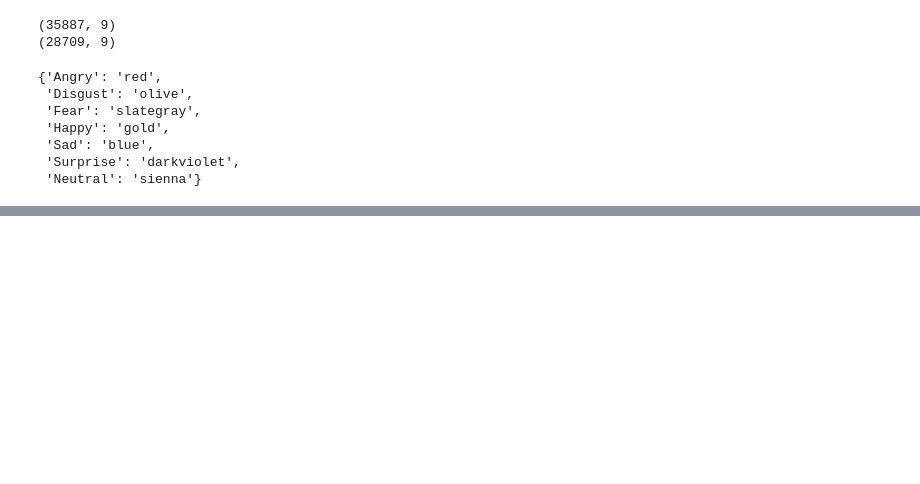
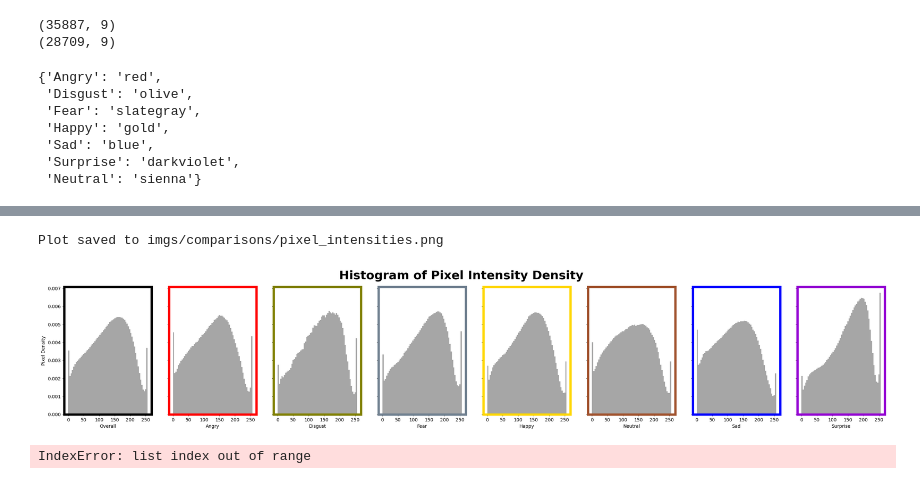
Before and after one commit to dlumian/EmotionFaceClassifier, a Jupyter notebook: notebooks/3_eda_image_analysis.ipynb, the cells around one changed output, grey strips where cells are left out. Saved outputs shown, nothing was run; the diff lists cells and outputs as text; code cells hidden in the pictures; blank space fills up the shorter version.

Commit message:
Pixel density and improved control of subplot ordering

```diff
--- a/notebooks/3_eda_image_analysis.ipynb
+++ b/notebooks/3_eda_image_analysis.ipynb
@@ -93,0 +91,9 @@ Comparison subplot saved to imgs/test_examples/sample_images.png
+# %%
+X_train, y_train = preprocess_images(fer2013, usage='Training')
+# %%
+pixel_imgs_save_path = os.path.join('imgs', 'comparisons', 'pixel_intensities.png')
+# %%
+generate_pixel_intensities(X_train, y_train, color_dict=color_dict, save_path=pixel_imgs_save_path)
+# %% [output]
+Plot saved to imgs/comparisons/pixel_intensities.png
+[figure, added]
@@ -93,0 +104,4 @@ Comparison subplot saved to imgs/test_examples/sample_images.png
+# %%
+composite_face_dict['Overall'][2].shape
+# %% [output]
+IndexError: list index out of range
```
Also changed, not shown: parts of 27 cells of this notebook, 3 other files.
